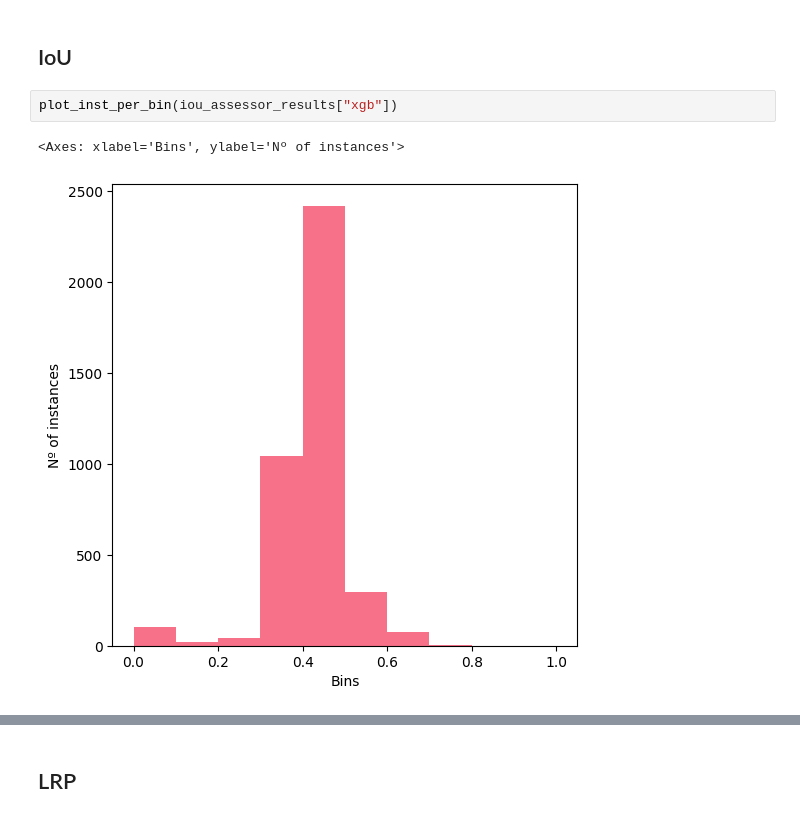
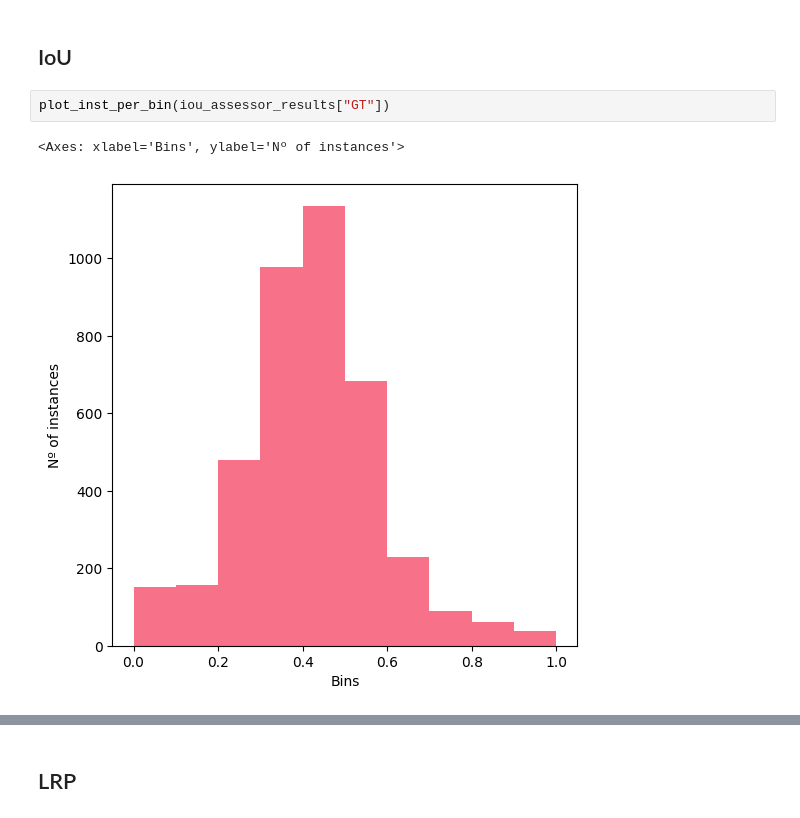
Before and after one commit to femartip/frame-validity-od, a Jupyter notebook: notebooks/assess_pred_analysis.ipynb, the cells around one changed output, grey strips where cells are left out. Saved outputs shown, nothing was run; the diff lists cells and outputs as text.

Commit message:
Minor changes to calib curves

```diff
--- a/notebooks/assess_pred_analysis.ipynb
+++ b/notebooks/assess_pred_analysis.ipynb
@@ -317,10 +318,10 @@ def plot_inst_per_bin(y_pred, bin_size=0.1, ax=None, label=None):
 # %% [markdown]
 ## IoU
 # %%
-plot_inst_per_bin(iou_assessor_results["xgb"])
+plot_inst_per_bin(iou_assessor_results["GT"])
 # %% [output]
 <Axes: xlabel='Bins', ylabel='Nº of instances'>
-[figure, old version]
+[figure, new version]
 # %%
 fig, ax = plt.subplots(figsize=(6, 6))
 plot_calibration_curve(iou_assessor_results["GT"], iou_assessor_results["baseline"], ax=ax, label="Baseline")
```
Also changed, not shown: parts of 3 cells of this notebook, 3 other files.
